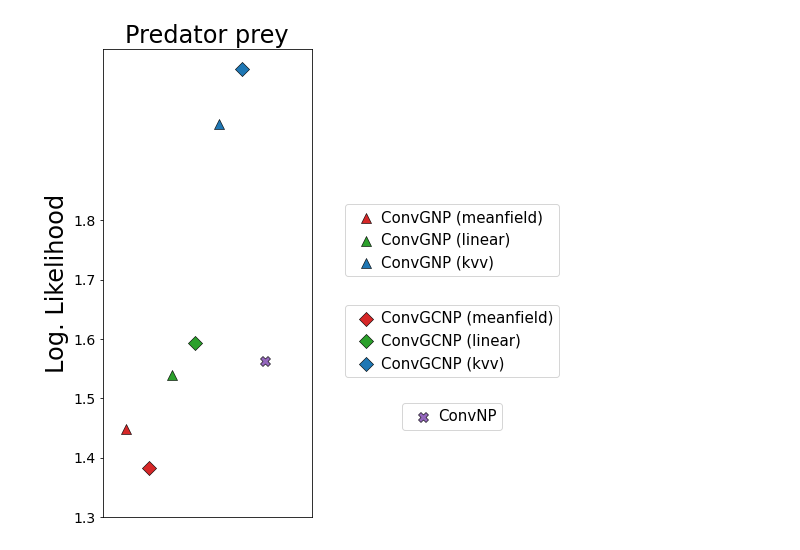
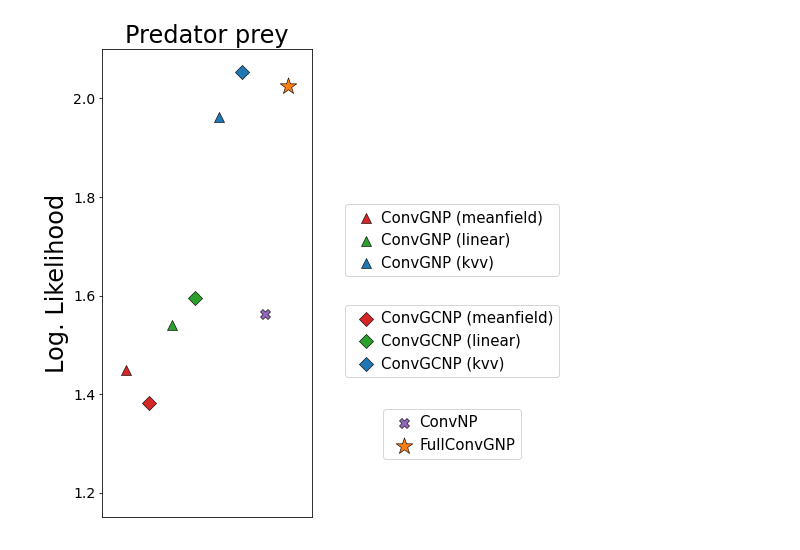
Before and after one commit to requeima/kernelcnp, a Jupyter notebook: notebooks/pred-prey-results/pred-prey-results.ipynb, the cells around one changed output. Saved outputs shown, nothing was run; the diff lists cells and outputs as text; code cells hidden in the pictures.

Commit message:
latest changes before plotting pred prey posteriors

```diff
--- a/notebooks/pred-prey-results/pred-prey-results.ipynb
+++ b/notebooks/pred-prey-results/pred-prey-results.ipynb
@@ -23,7 +23,8 @@ models = [
     ['convGNP', 'innerprod', 'hetero', 'exponential'],
     ['convGNP', 'kvv', 'hetero', 'identity'],
     ['convGNP', 'kvv', 'hetero', 'exponential'],
-    ['convNP', 'meanfield', 'homo', 'identity']
+    ['convNP', 'meanfield', 'homo', 'identity'],
+    ['FullConvGNP', 'meanfield', 'homo', 'identity']
 ]
 
 model_names = [
@@ -33,7 +34,8 @@ model_names = [
     'convgnp-innerprod-exponential',
     'convgnp-kvv-identity',
     'convgnp-kvv-exponential',
-    'convnp-meanfield'
+    'convnp-meanfield',
+    'fullconvgnp-meanfield',
 ]
 # %%
 def get_model_log_likelihood(root, dataset, model, cov, noise, marginal):
@@ -85,47 +87,48 @@ for model_name, (model, cov, noise, marginal) in zip(model_names, models):
 
     results[model_name] = loglik
 
-# with open('pred-prey-results.pkl', 'wb') as file:
-#     pickle.dump(results, file)
+with open('pred-prey-results.pkl', 'wb') as file:
+    pickle.dump(results, file)
 # %%
 results = None
 with open('pred-prey-results.pkl', 'rb') as file:
     results = pickle.load(file)
-
 
 fig = plt.figure(figsize=(4., 7))
 
 for j, (model_name, (model, cov, noise, marginal), (marker, color)) in enumerate(zip(model_names, models, zip(markers, colors))):
 
     loglik = results[model_name]
 
+    s = 300 if model_name == 'fullconvgnp-meanfield' else 100
+
     plt.scatter(j,
                 loglik,
                 marker=marker,
                 c=color,
                 zorder=2,
-                s=100,
+                s=s,
                 linewidth=0.6,
                 edgecolor='k',
                 label=legend_labels[j])
 
 plt.title(f'Predator prey', fontsize=24)
 plt.xticks([])
-plt.yticks(np.linspace(1.3, 1.8, 6), fontsize=14)
+plt.yticks(np.linspace(1.2, 2.0, 5), fontsize=14)
 plt.xlim([-1., 8.])
-# plt.ylim([1.25, 1.85])
+plt.ylim([1.15, 2.1])
 
 plt.ylabel('Log. Likelihood', fontsize=24)
 
 handles, labels = plt.gca().get_legend_handles_labels()
 
-fig.legend(handles[:-1][::2], labels[:-1][::2], loc='center', ncol=1, fontsize=15, bbox_to_anchor=(1.2, 0.0, 0.5, 1.1), handletextpad=0.01, columnspacing=2.0)
-fig.legend(handles[1:-1][::2], labels[1:-1][::2], loc='center', ncol=1, fontsize=15, bbox_to_anchor=(1.2, 0.0, 0.5, 0.7), handletextpad=0.01, columnspacing=2.0)
-fig.legend(handles[-1:], labels[-1:], loc='center', ncol=1, fontsize=15, bbox_to_anchor=(1.2, 0.0, 0.5, 0.4), handletextpad=0.01, columnspacing=2.0)
+fig.legend(handles[:-2][::2], labels[:-2][::2], loc='center', ncol=1, fontsize=15, bbox_to_anchor=(1.2, 0.0, 0.5, 1.1), handletextpad=0.01, columnspacing=2.0)
+fig.legend(handles[1:-2][::2], labels[1:-2][::2], loc='center', ncol=1, fontsize=15, bbox_to_anchor=(1.2, 0.0, 0.5, 0.7), handletextpad=0.01, columnspacing=2.0)
+fig.legend(handles[-2:], labels[-2:], loc='center', ncol=1, fontsize=15, bbox_to_anchor=(1.2, 0.0, 0.5, 0.33), handletextpad=0.01, columnspacing=2.0)
 
 plt.tight_layout()
 fig.subplots_adjust(bottom=0.)
 plt.savefig('pred-prey-results.pdf')
 plt.show()
 # %% [output]
-[figure, old version]
+[figure, new version]
```
Also changed, not shown: 10 other files.
